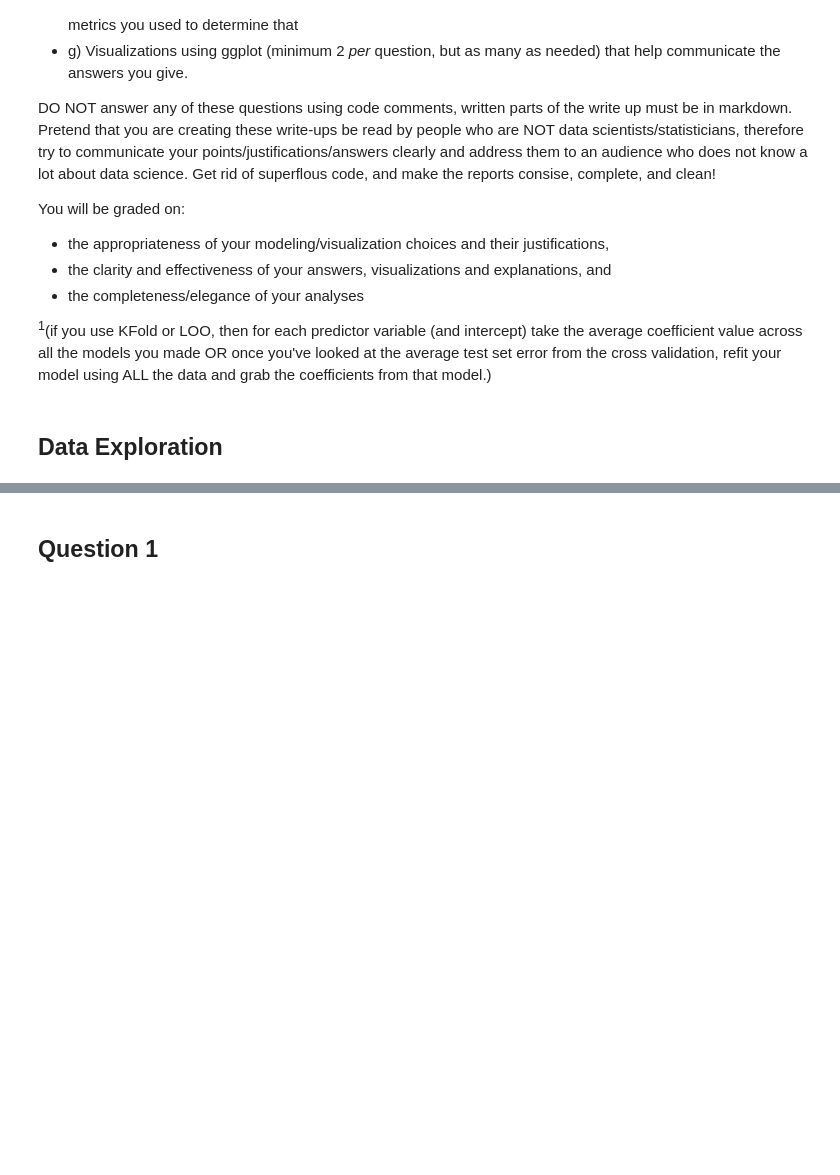
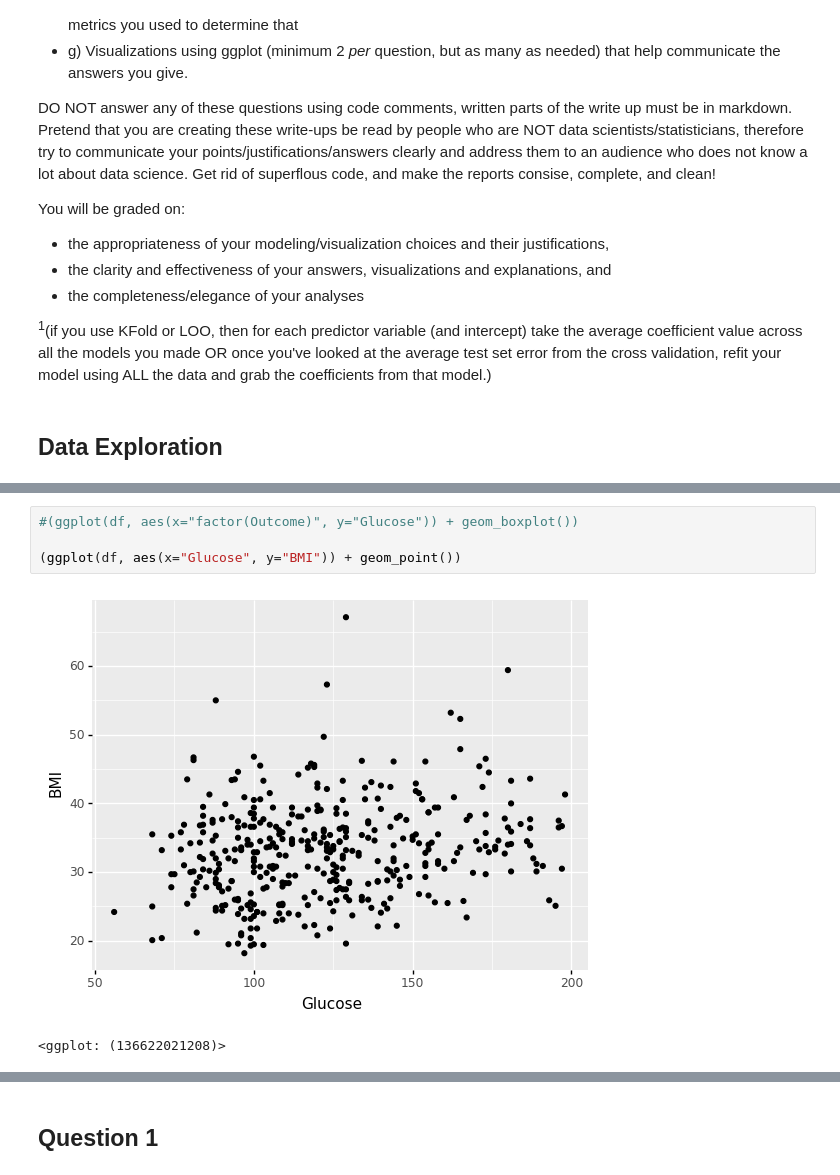
Before and after one commit to danshaub/CPSC392ParlettPelleriti, a Jupyter notebook: ProjectsAndExams/Project1/Project1.ipynb, the cells around one changed output, grey strips where cells are left out. Saved outputs shown, nothing was run; the diff lists cells and outputs as text; blank space fills up the shorter version.

```diff
--- a/ProjectsAndExams/Project1/Project1.ipynb
+++ b/ProjectsAndExams/Project1/Project1.ipynb
@@ -85,0 +74,7 @@ df.head(100)
+# %%
+#(ggplot(df, aes(x="factor(Outcome)", y="Glucose")) + geom_boxplot())
+
+(ggplot(df, aes(x="Glucose", y="BMI")) + geom_point())
+# %% [output]
+[figure, added]
+<ggplot: (136622021208)>
```
Also changed, not shown: parts of 22 cells of this notebook, 4 other files.
